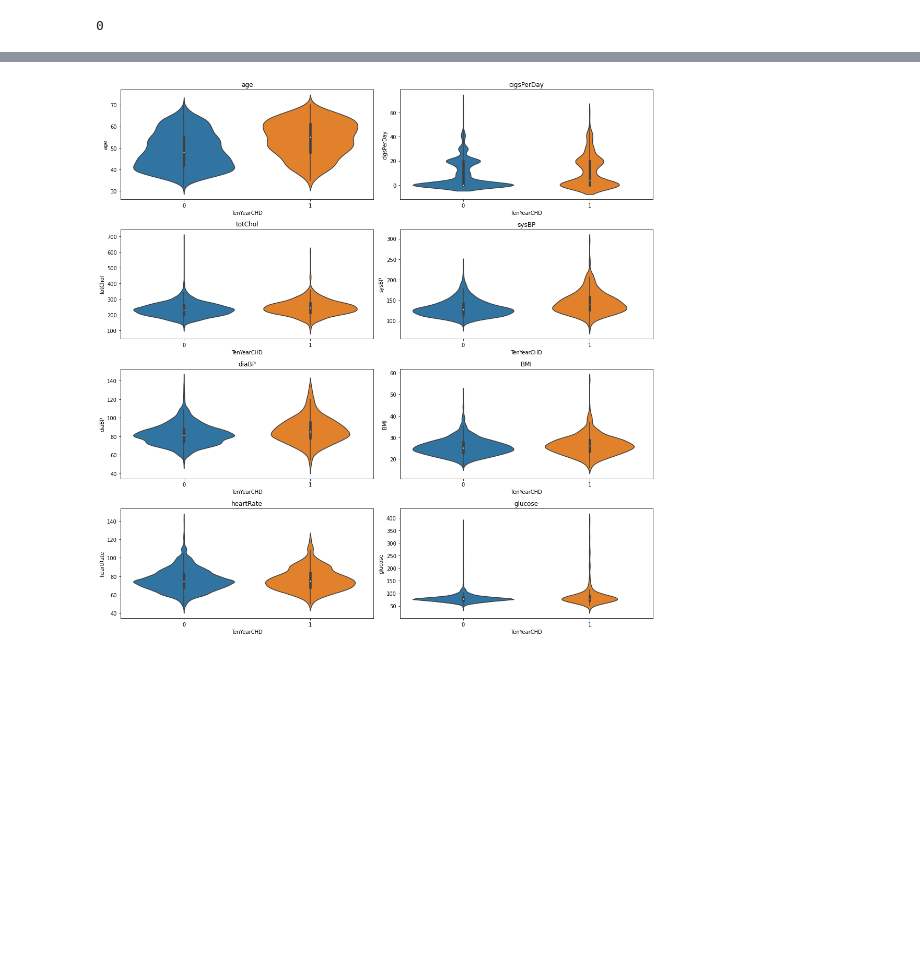
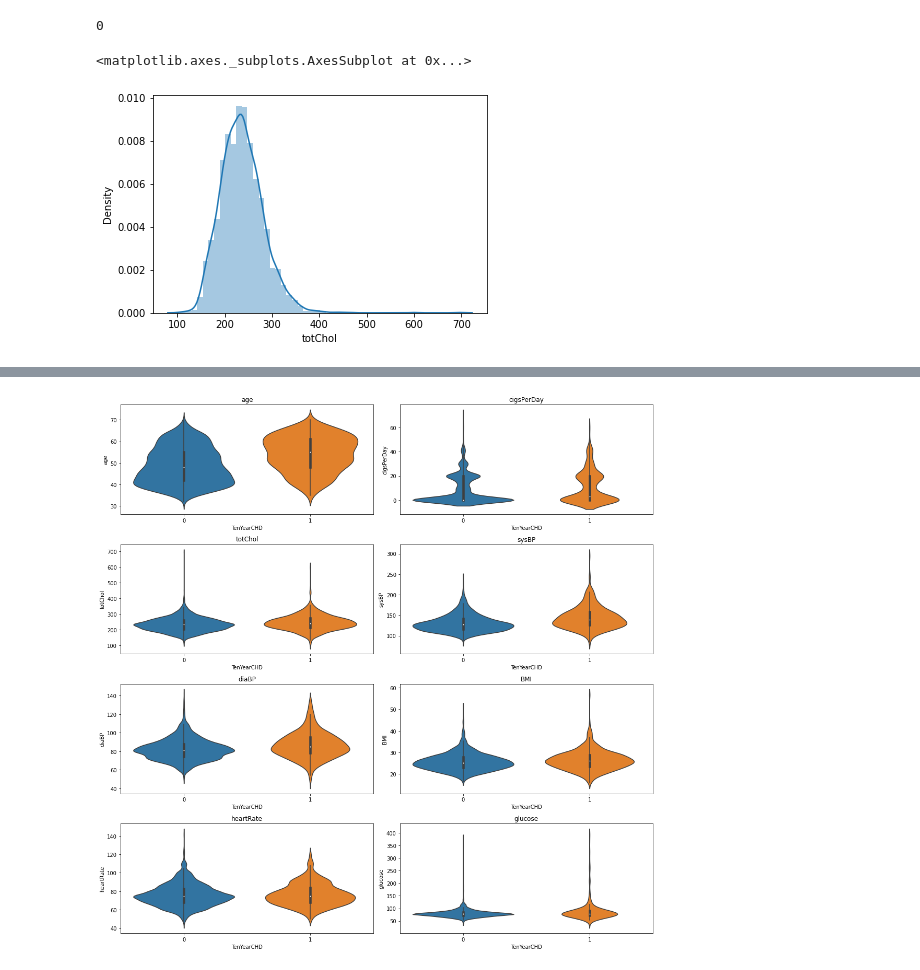
Before and after one commit to dkd99/Cardiovascular-Risk-prediction, a Jupyter notebook: Welcome_To_Colaboratory.ipynb, the cells around one changed output, grey strips where cells are left out. Cells and saved outputs as stored; diff of their text form; code cells hidden in the pictures; blank space fills up the shorter version.

```diff
--- a/Welcome_To_Colaboratory.ipynb
+++ b/Welcome_To_Colaboratory.ipynb
@@ -288,3 +284,8 @@ df['BPMeds']=df['BPMeds'].fillna(0.0)
 df['BPMeds'].isnull().sum()
 # %% [output]
 0
+# %%
+sns.distplot(df['totChol'])
+# %% [output]
+<matplotlib.axes._subplots.AxesSubplot at 0x...>
+[figure, added]
```
Also changed, not shown: parts of 20 cells of this notebook.
